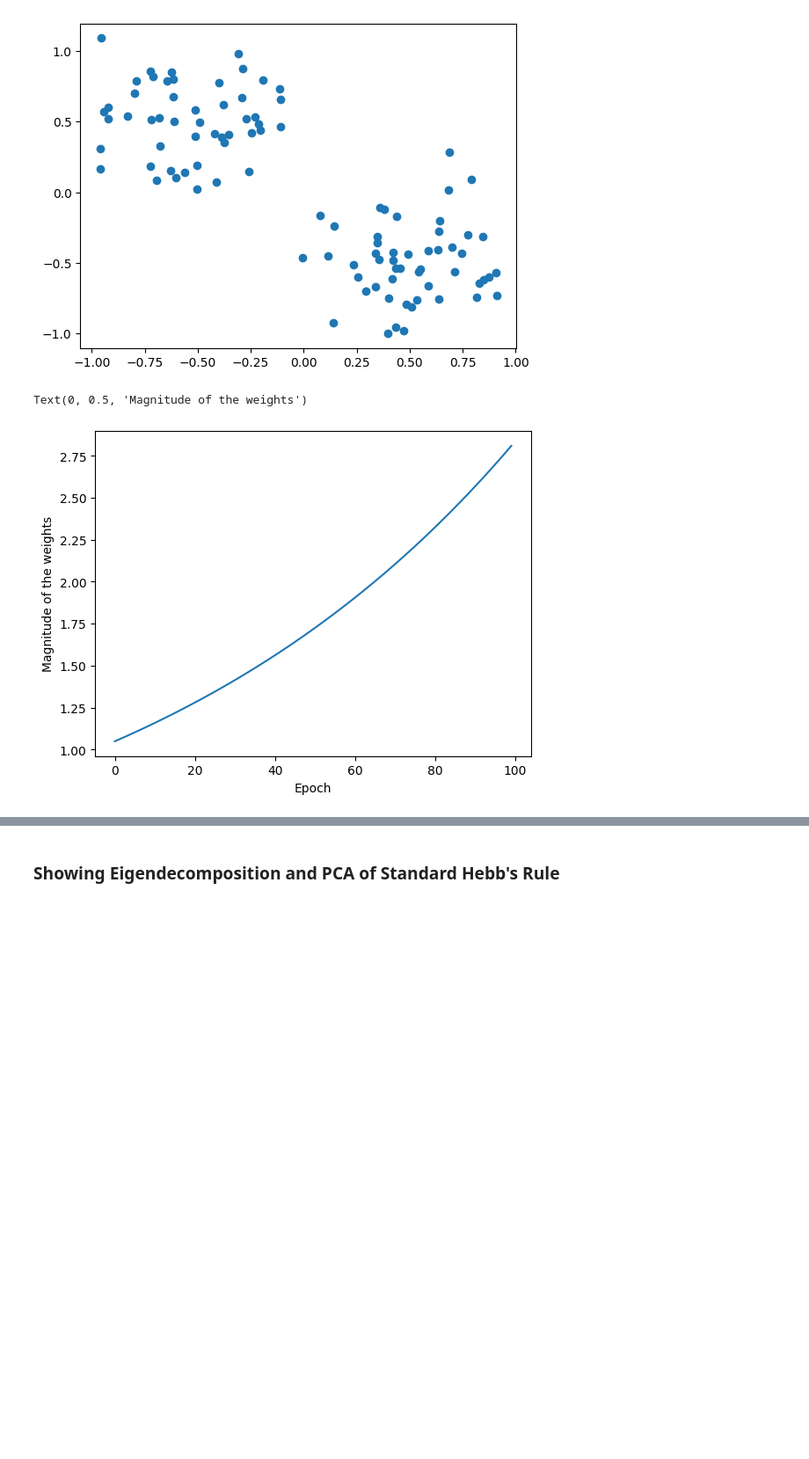
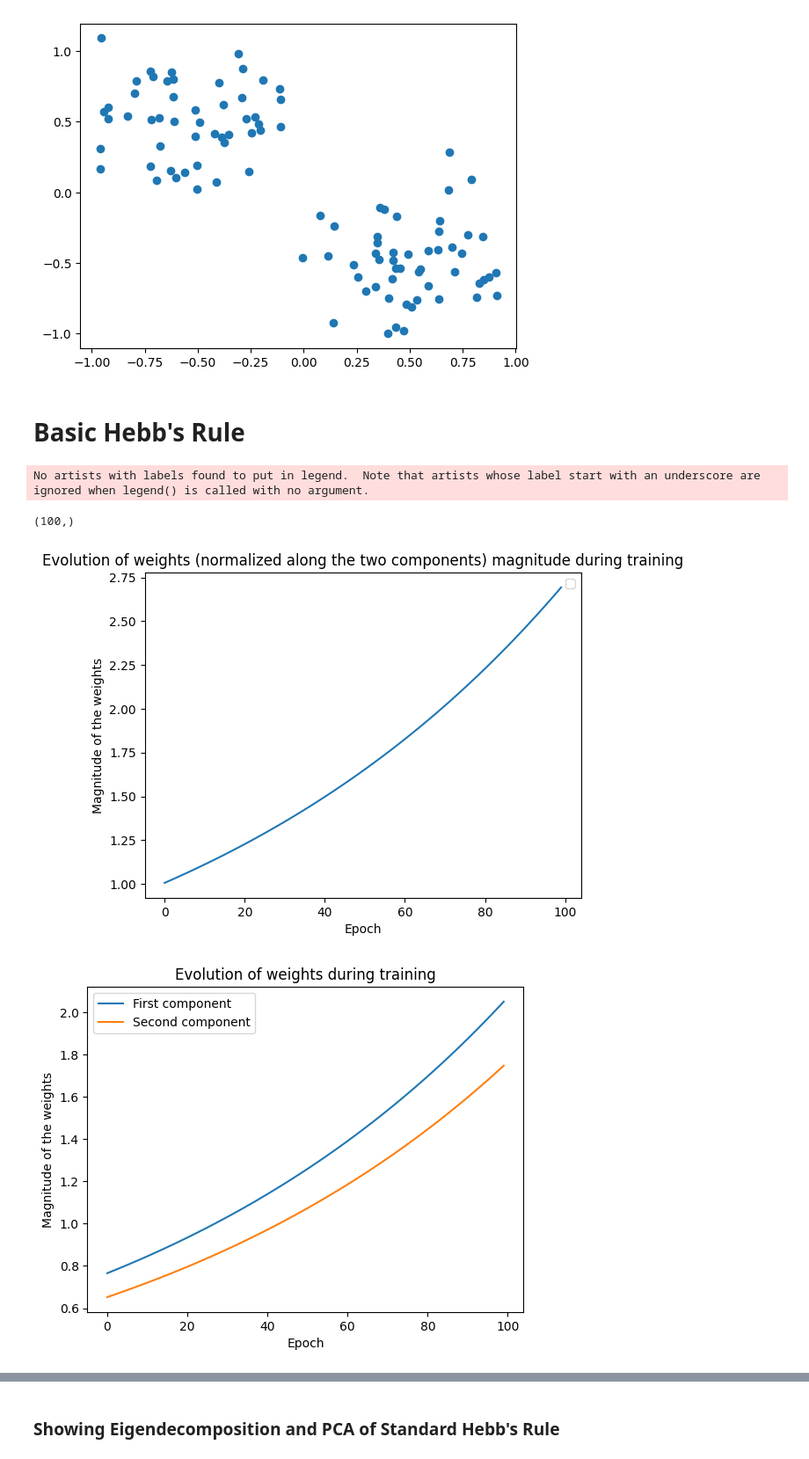
Before and after one commit to U-n-Own/UniversityNotes, a Jupyter notebook: Assignments/ComputationalNeuroscience/SecondAssignment/hebbian_learning.ipynb, the cells around one changed output, grey strips where cells are left out. Shown at 88% size. Drawn from its saved outputs; the diff is of its cells as text; code cells hidden in the pictures; blank space fills up the shorter version.

Commit message:
corrected hebbiand learning and added subtractive normalization to the rules

```diff
--- a/Assignments/ComputationalNeuroscience/SecondAssignment/hebbian_learning.ipynb
+++ b/Assignments/ComputationalNeuroscience/SecondAssignment/hebbian_learning.ipynb
@@ -48,25 +50,45 @@ plt.plot(data[0], data[1], 'o')
 # %% [output]
 [<matplotlib.lines.Line2D at 0x...>]
 [figure]
+# %% [markdown]
+# Basic Hebb's Rule
 # %%
 # Create a Hebbian learning rule object
 hebb = hl.HebbianLearning(tau_w=0.1, eta=0.01, weights_dim=2)
 
 # get data in input v and output u
 
 v, u = data[0], data[1]
 
 weights_history = hebb.train_hebbian_simple(data, epochs=100)
 
+unnormalized_weights_magnitude = weights_history
+
 # plot the weights magnitude
 # First we compute the magnitude of the weights
-weights_magnitude = np.linalg.norm(weights_history, axis=1)
+weights_magnitude_normalized = np.linalg.norm(weights_history, axis=1)
 
+# Normalized weights
 
 plt.figure()
-plt.plot(weights_magnitude)
+plt.title('Evolution of weights (normalized along the two components) magnitude during training')
+plt.plot(weights_magnitude_normalized)
 plt.xlabel('Epoch')
 plt.ylabel('Magnitude of the weights')
+plt.legend()
+
+## Unnormalized weights
+plt.figure()
+plt.title('Evolution of weights during training')
+plt.plot(unnormalized_weights_magnitude[:, 0], label='First component')
+plt.plot(unnormalized_weights_magnitude[:, 1], label='Second component')
+plt.xlabel('Epoch')
+plt.ylabel('Magnitude of the weights')
+plt.legend()
+
+weights_magnitude_normalized.shape
 # %% [output]
-Text(0, 0.5, 'Magnitude of the weights')
+No artists with labels found to put in legend.  Note that artists whose label start with an underscore are ignored when legend() is called with no argument.
+(100,)
-[figure, old version]
+[figure, new version]
+[figure, added]
```
Also changed, not shown: parts of 9 cells of this notebook, 1 other file.
